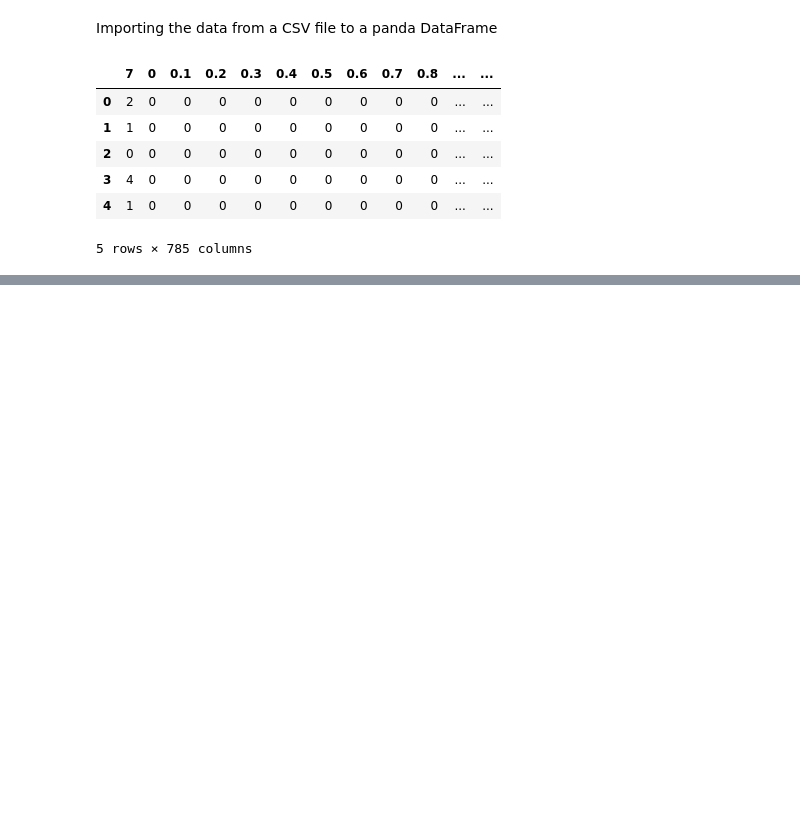
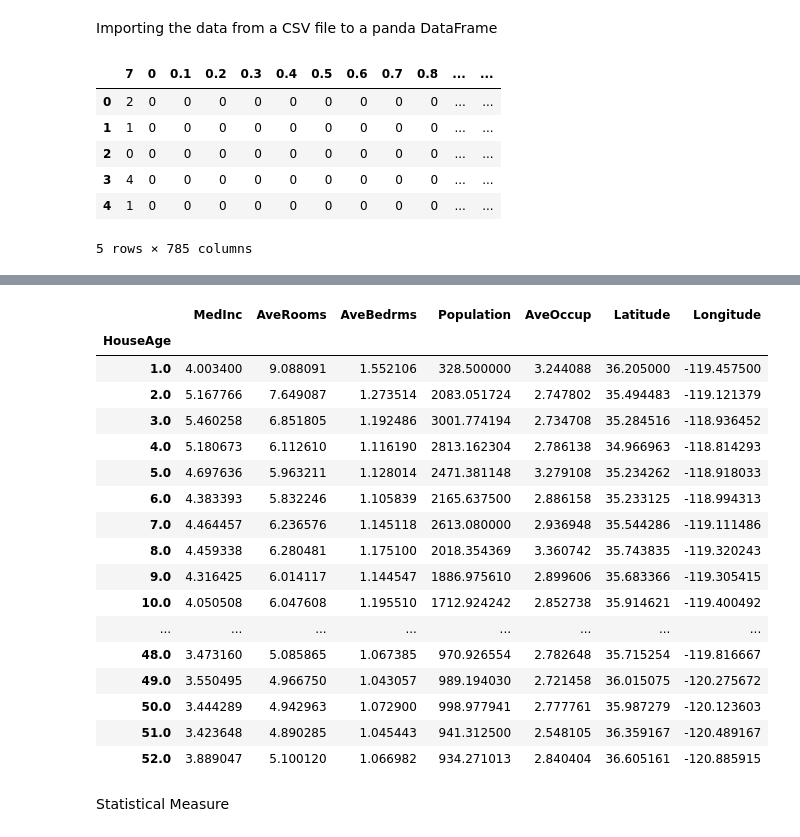
Before and after one commit to jayneAnya/Machine-Learning, a Jupyter notebook: Complete_Pandas_Tutorial_in_Python.ipynb, the cells around one changed output, grey strips where cells are left out. Saved outputs shown, nothing was run; the diff lists cells and outputs as text; code cells hidden in the pictures; blank space fills up the shorter version.

```diff
--- a/Complete_Pandas_Tutorial_in_Python.ipynb
+++ b/Complete_Pandas_Tutorial_in_Python.ipynb
@@ -72,0 +159,24 @@ diabetes_df.head()
+# %%
+# group the values based on the mean
+housing_df.groupby('HouseAge').mean()
+# %% [output]
+|  | MedInc | AveRooms | AveBedrms | Population | AveOccup | Latitude | Longitude |
+| HouseAge |  |  |  |  |  |  |  |
+| 1.0 | 4.003400 | 9.088091 | 1.552106 | 328.500000 | 3.244088 | 36.205000 | -119.457500 |
+| 2.0 | 5.167766 | 7.649087 | 1.273514 | 2083.051724 | 2.747802 | 35.494483 | -119.121379 |
+| 3.0 | 5.460258 | 6.851805 | 1.192486 | 3001.774194 | 2.734708 | 35.284516 | -118.936452 |
+| 4.0 | 5.180673 | 6.112610 | 1.116190 | 2813.162304 | 2.786138 | 34.966963 | -118.814293 |
+| 5.0 | 4.697636 | 5.963211 | 1.128014 | 2471.381148 | 3.279108 | 35.234262 | -118.918033 |
+| 6.0 | 4.383393 | 5.832246 | 1.105839 | 2165.637500 | 2.886158 | 35.233125 | -118.994313 |
+| 7.0 | 4.464457 | 6.236576 | 1.145118 | 2613.080000 | 2.936948 | 35.544286 | -119.111486 |
+| 8.0 | 4.459338 | 6.280481 | 1.175100 | 2018.354369 | 3.360742 | 35.743835 | -119.320243 |
+| 9.0 | 4.316425 | 6.014117 | 1.144547 | 1886.975610 | 2.899606 | 35.683366 | -119.305415 |
+| 10.0 | 4.050508 | 6.047608 | 1.195510 | 1712.924242 | 2.852738 | 35.914621 | -119.400492 |
+| ... | ... | ... | ... | ... | ... | ... | ... |
+| 48.0 | 3.473160 | 5.085865 | 1.067385 | 970.926554 | 2.782648 | 35.715254 | -119.816667 |
+| 49.0 | 3.550495 | 4.966750 | 1.043057 | 989.194030 | 2.721458 | 36.015075 | -120.275672 |
+| 50.0 | 3.444289 | 4.942963 | 1.072900 | 998.977941 | 2.777761 | 35.987279 | -120.123603 |
+| 51.0 | 3.423648 | 4.890285 | 1.045443 | 941.312500 | 2.548105 | 36.359167 | -120.489167 |
+| 52.0 | 3.889047 | 5.100120 | 1.066982 | 934.271013 | 2.840404 | 36.605161 | -120.885915 |
+# %% [markdown]
+Statistical Measure
```
Also changed, not shown: parts of 21 cells of this notebook.
